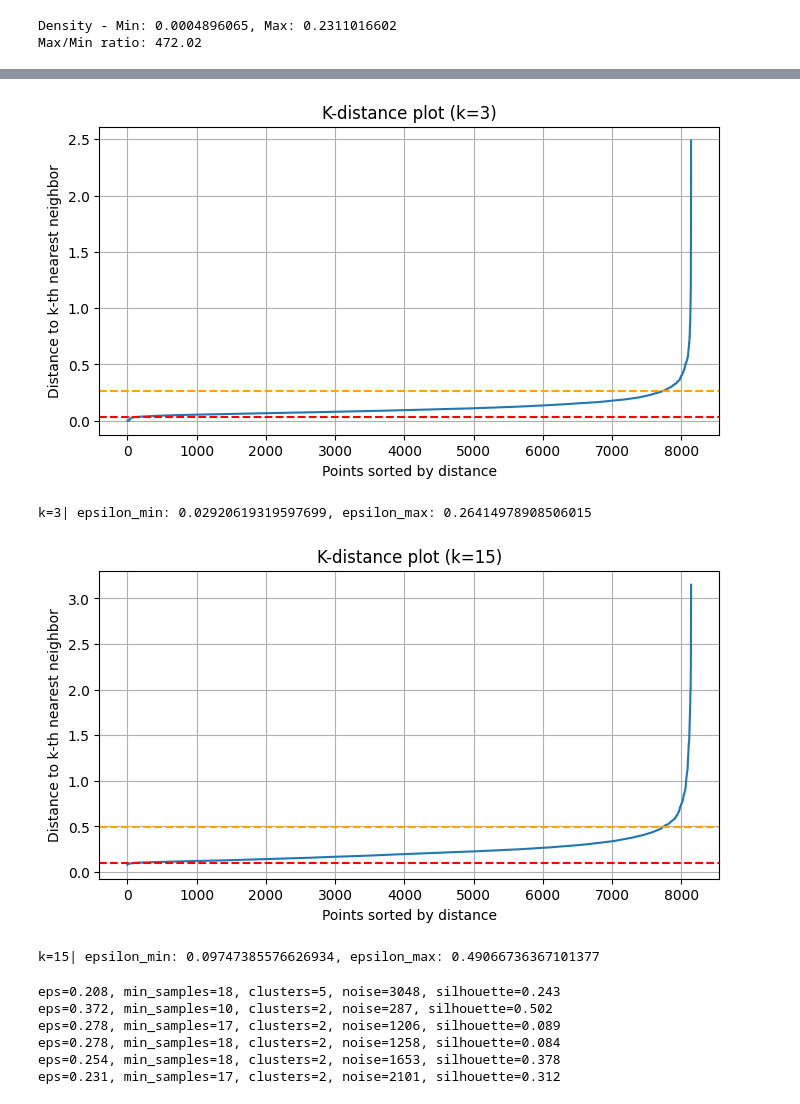
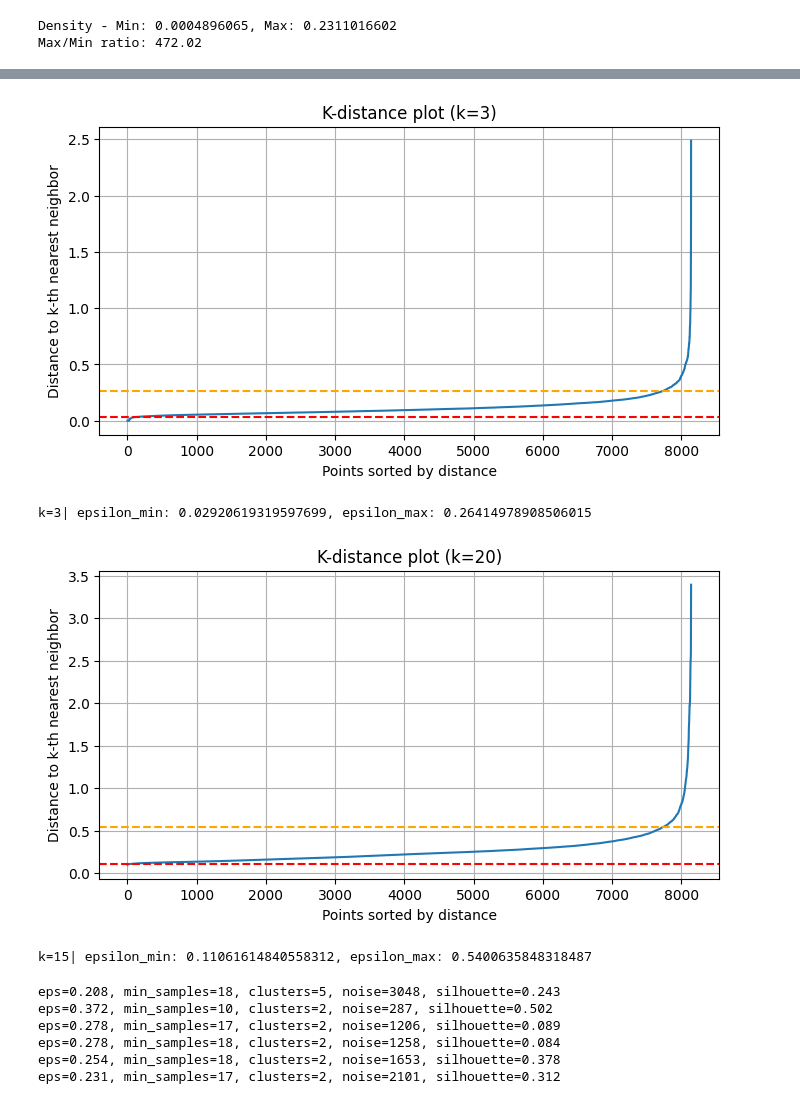
Before and after one commit to DGabri/data_mining_unipi, a Jupyter notebook: task_2/density_based_clustering.ipynb, the cells around one changed output, grey strips where cells are left out. Drawn from its saved outputs; the diff is of its cells as text; code cells hidden in the pictures.

```diff
--- a/task_2/density_based_clustering.ipynb
+++ b/task_2/density_based_clustering.ipynb
@@ -426,12 +459,12 @@ Introduction to performing againa grid search
 # %%
 eps_min, eps_max = plot_k_distance(X, k=3)
 print(f"k=3| epsilon_min: {eps_min}, epsilon_max: {eps_max}")
 
-eps_min, eps_max = plot_k_distance(X, k=15)
+eps_min, eps_max = plot_k_distance(X, k=20)
 print(f"k=15| epsilon_min: {eps_min}, epsilon_max: {eps_max}")
 # %% [output]
 [figure]
 k=3| epsilon_min: 0.02920619319597699, epsilon_max: 0.26414978908506015
-[figure, old version]
+[figure, new version]
-k=15| epsilon_min: 0.09747385576626934, epsilon_max: 0.49066736367101377
+k=15| epsilon_min: 0.11061614840558312, epsilon_max: 0.5400635848318487
 # %%
```
Also changed, not shown: parts of 15 cells of this notebook.
